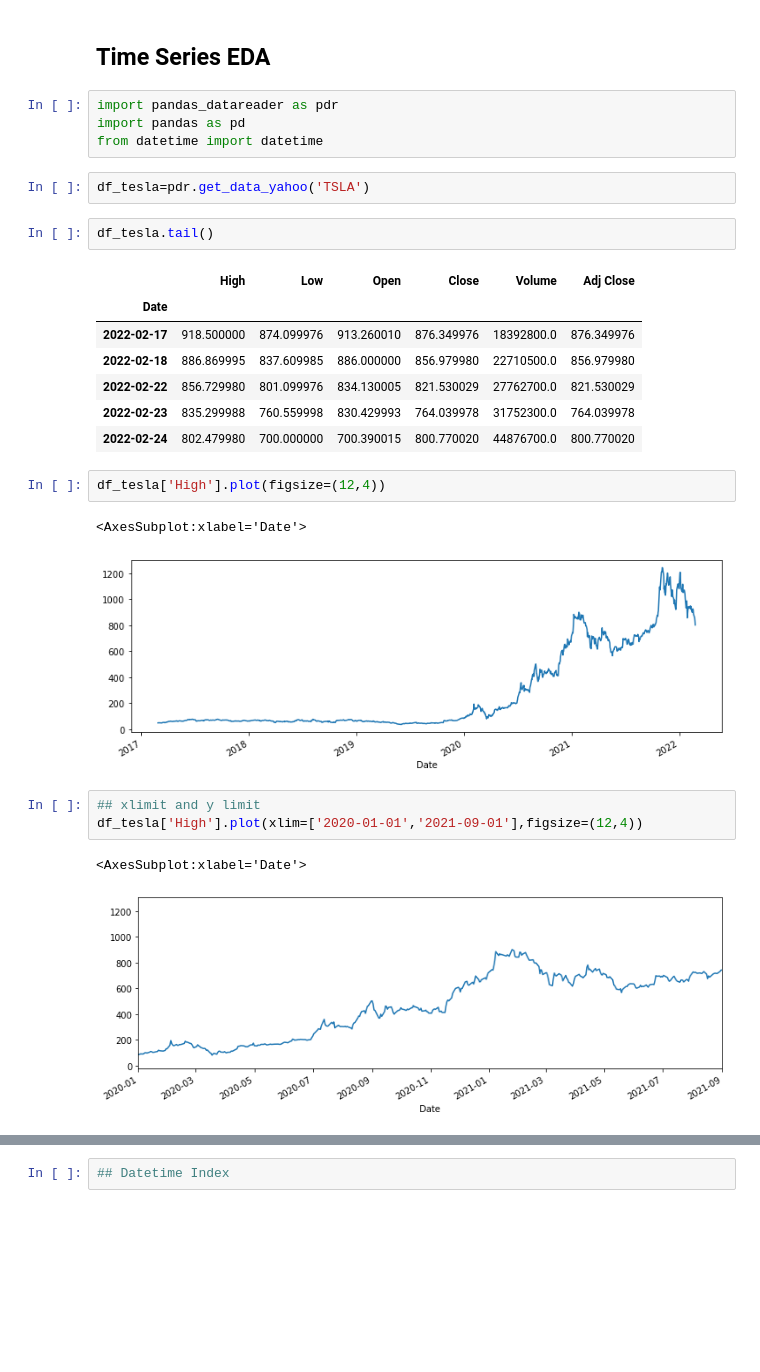
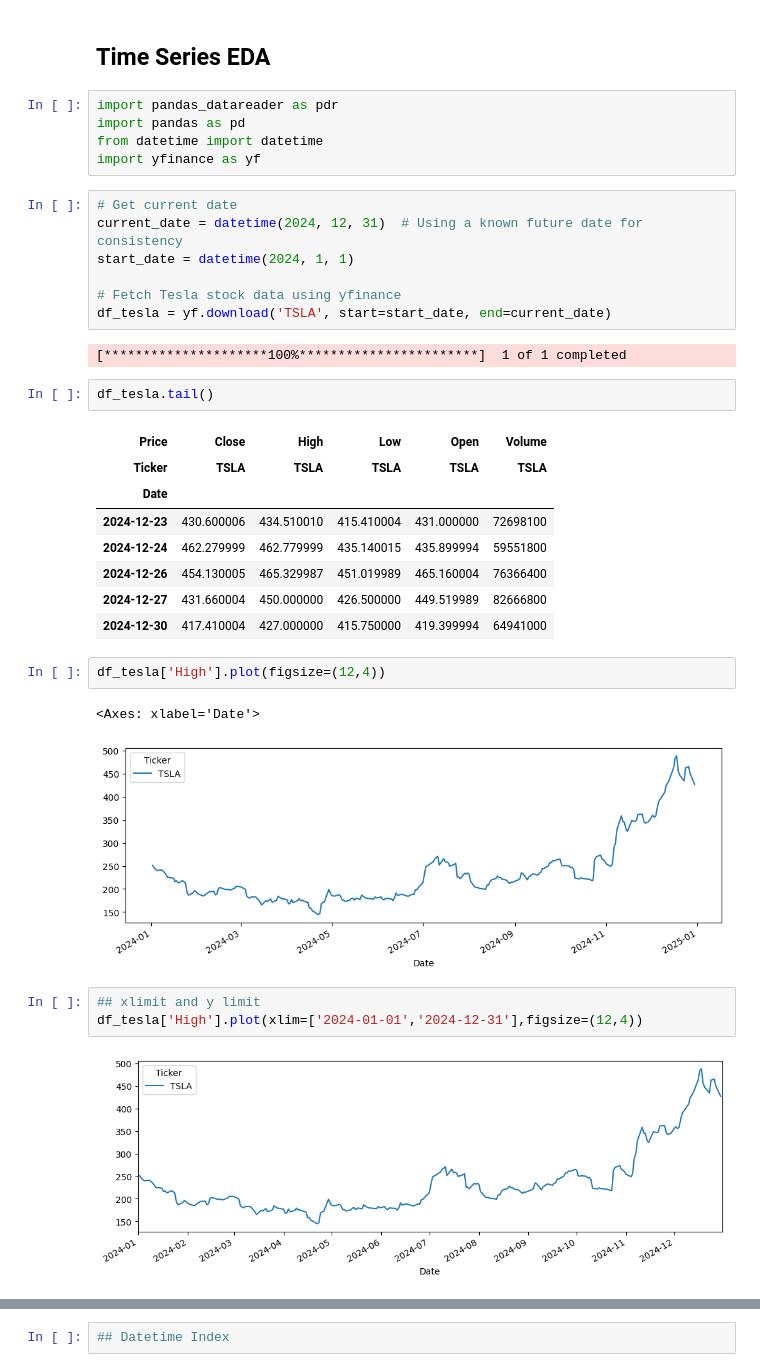
Before and after one commit to Satyam6024/Time-Series-EDA, a Jupyter notebook: Time Series EDA.ipynb, the cells around one changed output, grey strips where cells are left out. Cells and saved outputs as stored; diff of their text form; blank space fills up the shorter version.

```diff
--- a/Time Series EDA.ipynb
+++ b/Time Series EDA.ipynb
@@ -4,28 +4,36 @@
 import pandas_datareader as pdr
 import pandas as pd
 from datetime import datetime
+import yfinance as yf
-# %%
-df_tesla=pdr.get_data_yahoo('TSLA')
+# %%
+# Get current date
+current_date = datetime(2024, 12, 31)  # Using a known future date for consistency
+start_date = datetime(2024, 1, 1)
+
+# Fetch Tesla stock data using yfinance
+df_tesla = yf.download('TSLA', start=start_date, end=current_date)
+# %% [output]
+[*********************100%***********************]  1 of 1 completed
 # %%
 df_tesla.tail()
 # %% [output]
-|  | High | Low | Open | Close | Volume | Adj Close |
-| Date |  |  |  |  |  |  |
-| 2022-02-17 | 918.500000 | 874.099976 | 913.260010 | 876.349976 | 18392800.0 | 876.349976 |
-| 2022-02-18 | 886.869995 | 837.609985 | 886.000000 | 856.979980 | 22710500.0 | 856.979980 |
-| 2022-02-22 | 856.729980 | 801.099976 | 834.130005 | 821.530029 | 27762700.0 | 821.530029 |
-| 2022-02-23 | 835.299988 | 760.559998 | 830.429993 | 764.039978 | 31752300.0 | 764.039978 |
-| 2022-02-24 | 802.479980 | 700.000000 | 700.390015 | 800.770020 | 44876700.0 | 800.770020 |
+| Price | Close | High | Low | Open | Volume |
+| Ticker | TSLA | TSLA | TSLA | TSLA | TSLA |
+| Date |  |  |  |  |  |
+| 2024-12-23 | 430.600006 | 434.510010 | 415.410004 | 431.000000 | 72698100 |
+| 2024-12-24 | 462.279999 | 462.779999 | 435.140015 | 435.899994 | 59551800 |
+| 2024-12-26 | 454.130005 | 465.329987 | 451.019989 | 465.160004 | 76366400 |
+| 2024-12-27 | 431.660004 | 450.000000 | 426.500000 | 449.519989 | 82666800 |
+| 2024-12-30 | 417.410004 | 427.000000 | 415.750000 | 419.399994 | 64941000 |
 # %%
 df_tesla['High'].plot(figsize=(12,4))
 # %% [output]
-<AxesSubplot:xlabel='Date'>
+<Axes: xlabel='Date'>
-[figure, old version]
+[figure, new version]
 # %%
 ## xlimit and y limit
-df_tesla['High'].plot(xlim=['2020-01-01','2021-09-01'],figsize=(12,4))
+df_tesla['High'].plot(xlim=['2024-01-01','2024-12-31'],figsize=(12,4))
 # %% [output]
-<AxesSubplot:xlabel='Date'>
-[figure, old version]
+[figure, new version]
 # %%
 ## xlimit and y limit
```
Also changed, not shown: parts of 35 cells of this notebook, 1 other file.
